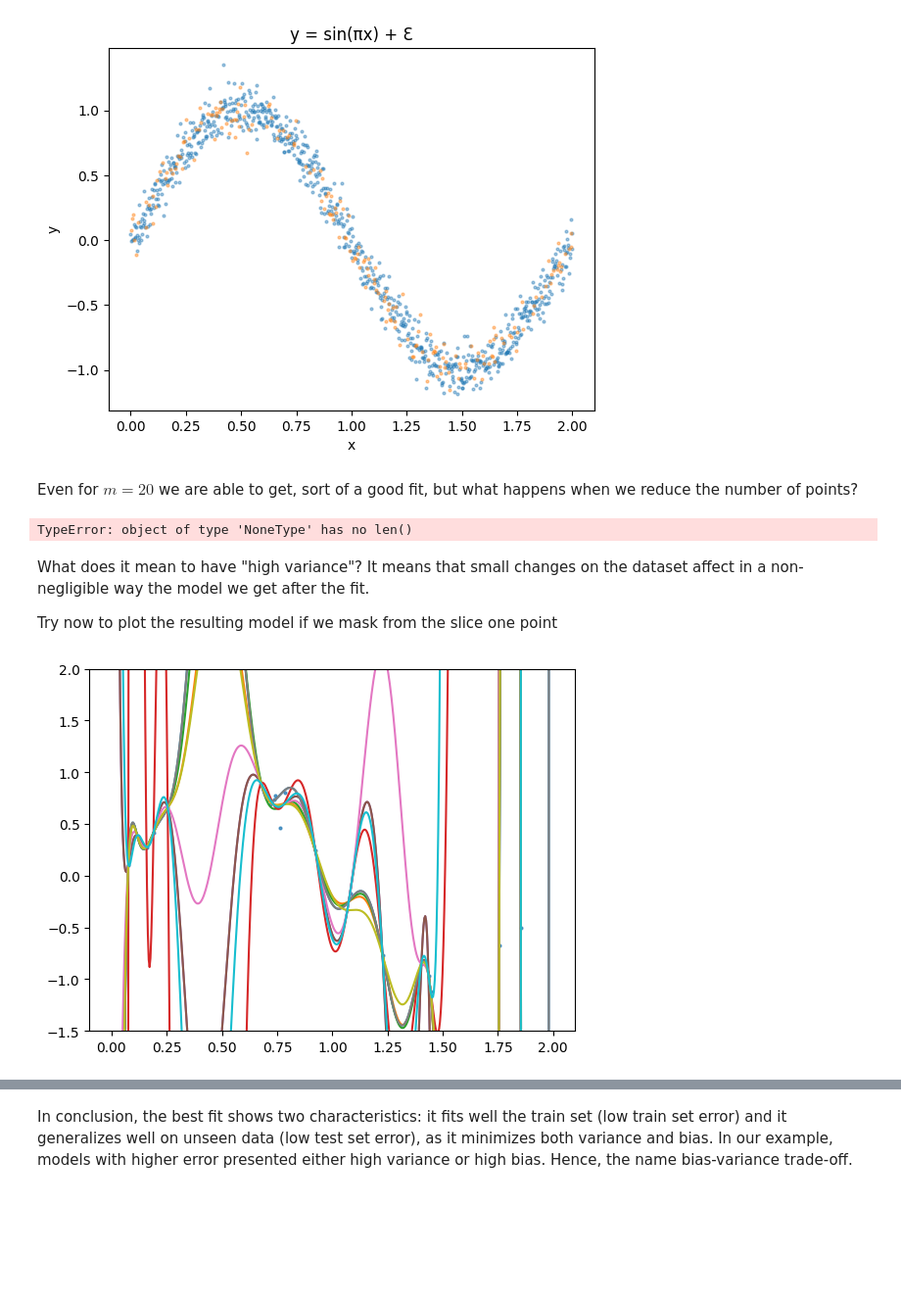
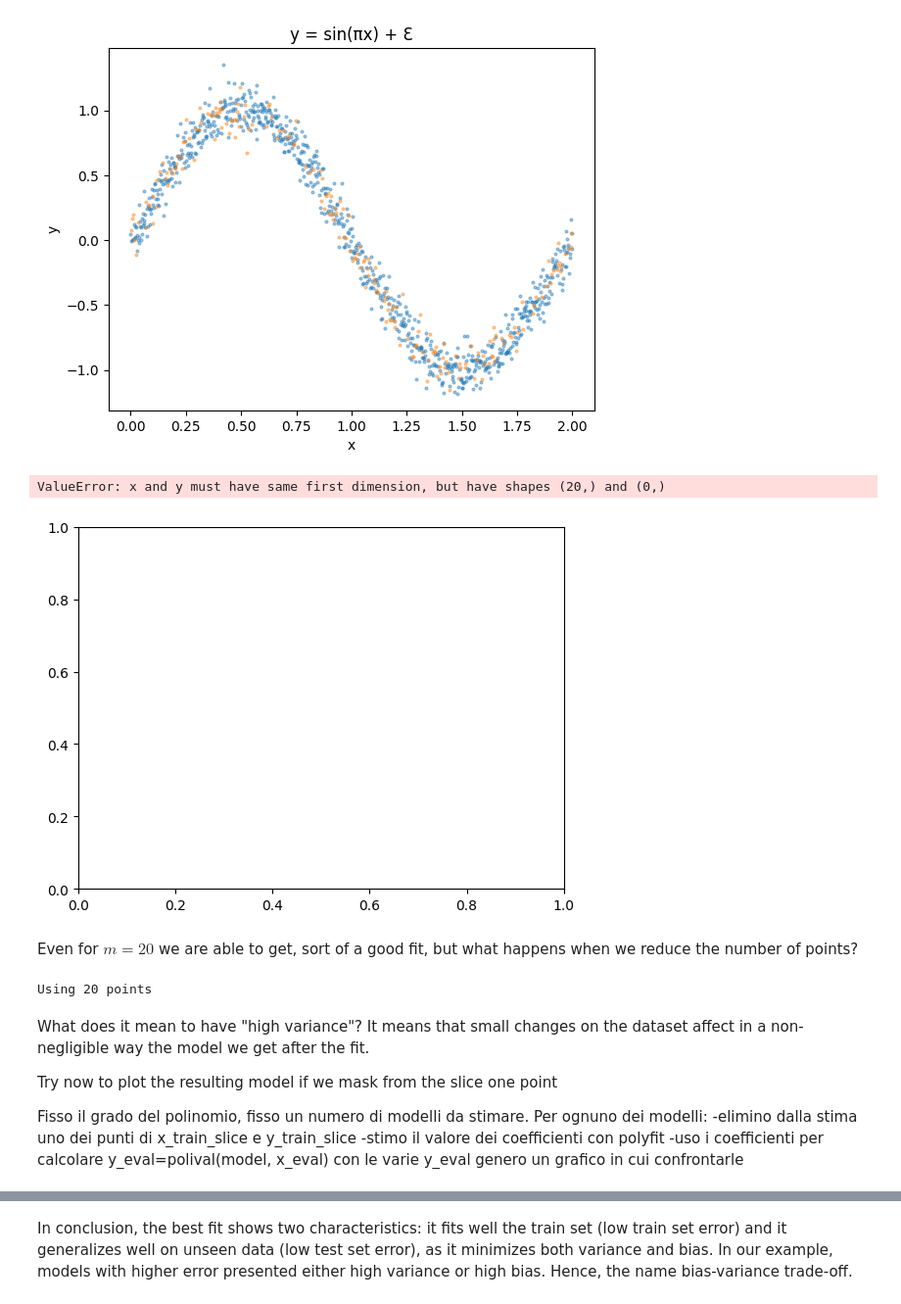
Before and after one commit to Pietrofox/Intro_Machine_Learning, a Jupyter notebook: notebooks/Lab-2.Bias_Variance.ipynb, the cells around one changed output, grey strips where cells are left out. Shown at 98% size. Cells and saved outputs as stored; diff of their text form; code cells hidden in the pictures; blank space fills up the shorter version.

```diff
--- a/notebooks/Lab-2.Bias_Variance.ipynb
+++ b/notebooks/Lab-2.Bias_Variance.ipynb
@@ -152,62 +152,59 @@ NameError: name 'y_eval' is not defined
 # %%
 # compute the mse for a combination of model_coeff, x, y)
 
 def mse(model, x_eval, y_eval):
     pass
 
 # make a function that explores polynomial fits from 2 to 20 params and finds
 # the best model using test mse produce a plot of the mse on both train and test
 # mse as a function of the number of parameters
 
 def mse(y_true, y_pred):
     return np.mean((y_true - y_pred)**2)
 
+
+def test_param_range(x_train, y_train, x_test, y_test, m_min, m_max):
     mse_train = []
     mse_test  = []
-    for m in range(2,21):
-        model_coef = np.polyfit(x_train, y_train, m)
-        y_eval = np.polyval(model_coef, x_train)
-        mse_train.append(mean_squared_error(y_train, y_eval))
-        y_eval = np.polyval(model_coef, x_test)
-        mse_test.append(mean_squared_error(y_test, y_eval))
-
-    mse_train, mse_test = mean_squared_error(y_train, y_test)
-
-    plt.plot(range(2,21), mse_train, label = "Train set")
-    plt.plot(range(2,21), mse_test, label = "Test set")
+    for m in range(m_min, m_max):
+      model=np.polyfit(x_train, y_train, deg=m)
+      y_test_pred=np.polyval(model,x_test)
+      mse_test.append(mse(y_test,y_test_pred))
     return mse_train, mse_test
 
 
-#def test_param_range(x_train, y_train, x_test, y_test, m_min, m_max):
-#    mse_train = [np.polival(y_true, y_pred, 3)]
-#    mse_test  = []
 
-
-#    return mse_train, mse_test
+mse_train, mse_test = test_param_range(x_train, y_train, x_test, y_test, 2, 20)
+ms = np.linspace(2,20,20)
+plt.plot(ms, mse_train, label = "Train set")
+plt.plot(ms, mse_test, label = "Test set")
+plt.legend()
+# %% [output]
+ValueError: x and y must have same first dimension, but have shapes (20,) and (0,)
+[figure, added]
 # %% [markdown]
 Even for $m = 20$ we are able to get, sort of a good fit, but what happens when we reduce the number of points?
 # %%
 # select one every 40 points
 
-x_train_slice = None
-y_train_slice = None
-x_test_slice  = None
-y_test_slice  = None
+
+x_train_slice = x_train[::40]
+y_train_slice = y_train[::40]
+x_test_slice  = x_test[::40]
+y_test_slice  = y_test[::40]
 
 print(f"Using {len(x_train_slice)} points")
 mse_train, mse_test = test_param_range(x_train_slice, y_train_slice, x_test_slice, y_test_slice, 1, 20)
 # %% [output]
-TypeError: object of type 'NoneType' has no len()
+Using 20 points
 # %% [markdown]
 What does it mean to have "high variance"? It means that small changes on the dataset affect in a non-negligible way the model we get after the fit.
 
 Try now to plot the resulting model if we mask from the slice one point
+
+Fisso il grado del polinomio, fisso un numero di modelli da stimare.
+Per ognuno dei modelli:
+-elimino dalla stima uno dei punti di x_train_slice e y_train_slice
+-stimo il valore dei coefficienti con polyfit
+-uso i coefficienti per calcolare y_eval=polival(model, x_eval)
+con le varie y_eval genero un grafico in cui confrontarle
-# %%
-m = 15
-n_models = 10
-n_points = x_train_slice.shape[0]
-
-x_eval = np.linspace(0,2,512)
-ys = []
-# %% [output]
-[figure, removed]
```
Also changed, not shown: parts of 2 cells of this notebook.
